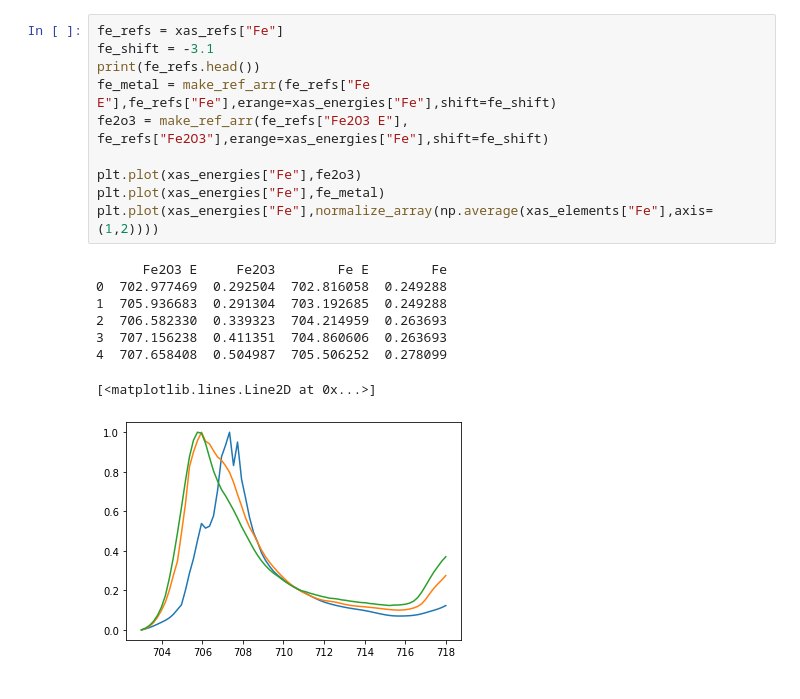
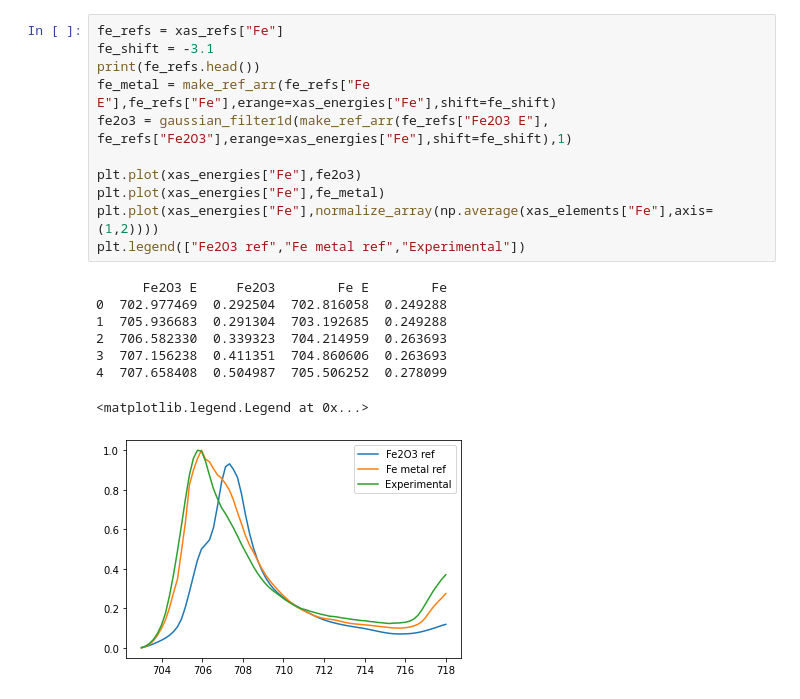
Before and after one commit to keithen-orson/mse-research, a Jupyter notebook: Alloy 72 work/cosine_similarity.ipynb, the cells around one changed output. Saved outputs shown, nothing was run; the diff lists cells and outputs as text.

```diff
--- a/Alloy 72 work/cosine_similarity.ipynb
+++ b/Alloy 72 work/cosine_similarity.ipynb
@@ -118,22 +258,23 @@ plt.show()
 # %%
 fe_refs = xas_refs["Fe"]
 fe_shift = -3.1
 print(fe_refs.head())
 fe_metal = make_ref_arr(fe_refs["Fe E"],fe_refs["Fe"],erange=xas_energies["Fe"],shift=fe_shift)
-fe2o3 = make_ref_arr(fe_refs["Fe2O3 E"], fe_refs["Fe2O3"],erange=xas_energies["Fe"],shift=fe_shift)
+fe2o3 = gaussian_filter1d(make_ref_arr(fe_refs["Fe2O3 E"], fe_refs["Fe2O3"],erange=xas_energies["Fe"],shift=fe_shift),1)
 
 plt.plot(xas_energies["Fe"],fe2o3)
 plt.plot(xas_energies["Fe"],fe_metal)
 plt.plot(xas_energies["Fe"],normalize_array(np.average(xas_elements["Fe"],axis=(1,2))))
+plt.legend(["Fe2O3 ref","Fe metal ref","Experimental"])
 # %% [output]
       Fe2O3 E     Fe2O3        Fe E        Fe
 0  702.977469  0.292504  702.816058  0.249288
 1  705.936683  0.291304  703.192685  0.249288
 2  706.582330  0.339323  704.214959  0.263693
 3  707.156238  0.411351  704.860606  0.263693
 4  707.658408  0.504987  705.506252  0.278099
-[<matplotlib.lines.Line2D at 0x...>]
+<matplotlib.legend.Legend at 0x...>
-[figure, old version]
+[figure, new version]
 # %%
 fe_metal_cosine = cosine_similarity_3d(xas_elements["Fe"],fe_metal)
 fe_oxide_cosine = cosine_similarity_3d(xas_elements['Fe'],fe2o3)
```
Also changed, not shown: parts of 20 cells of this notebook, 8 other files.
